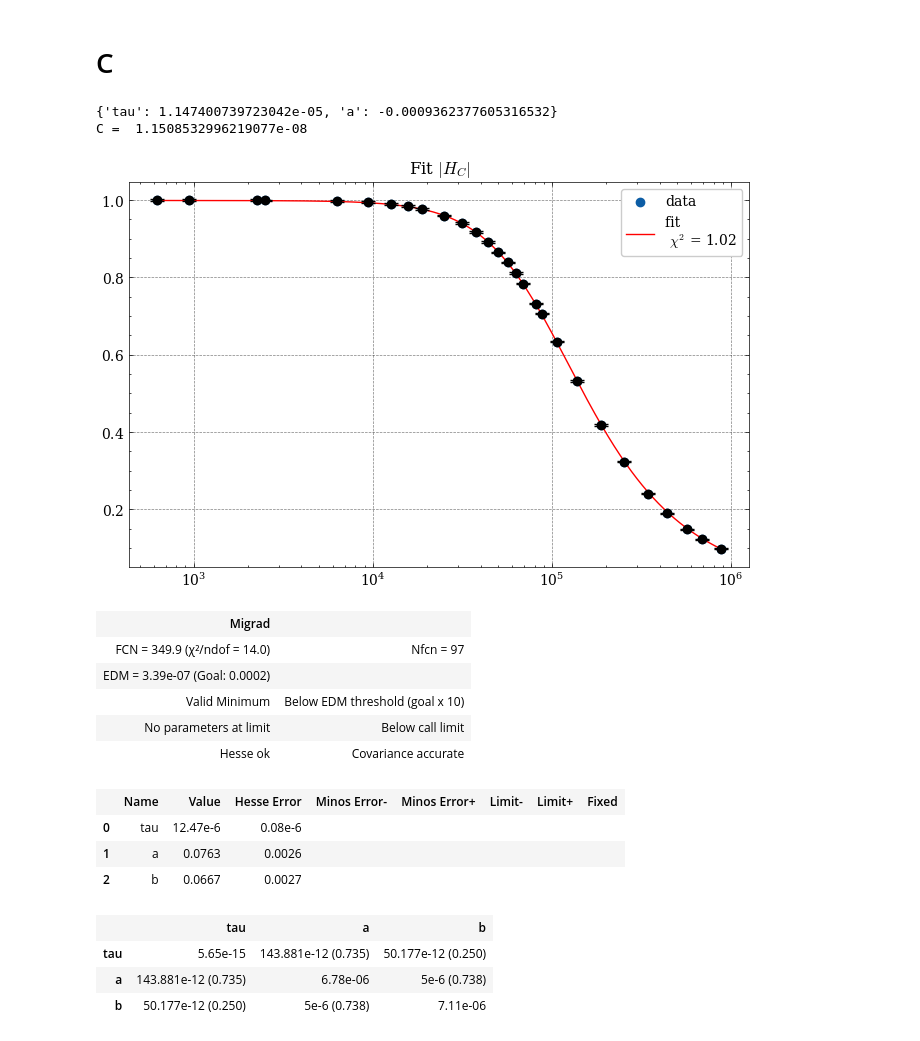
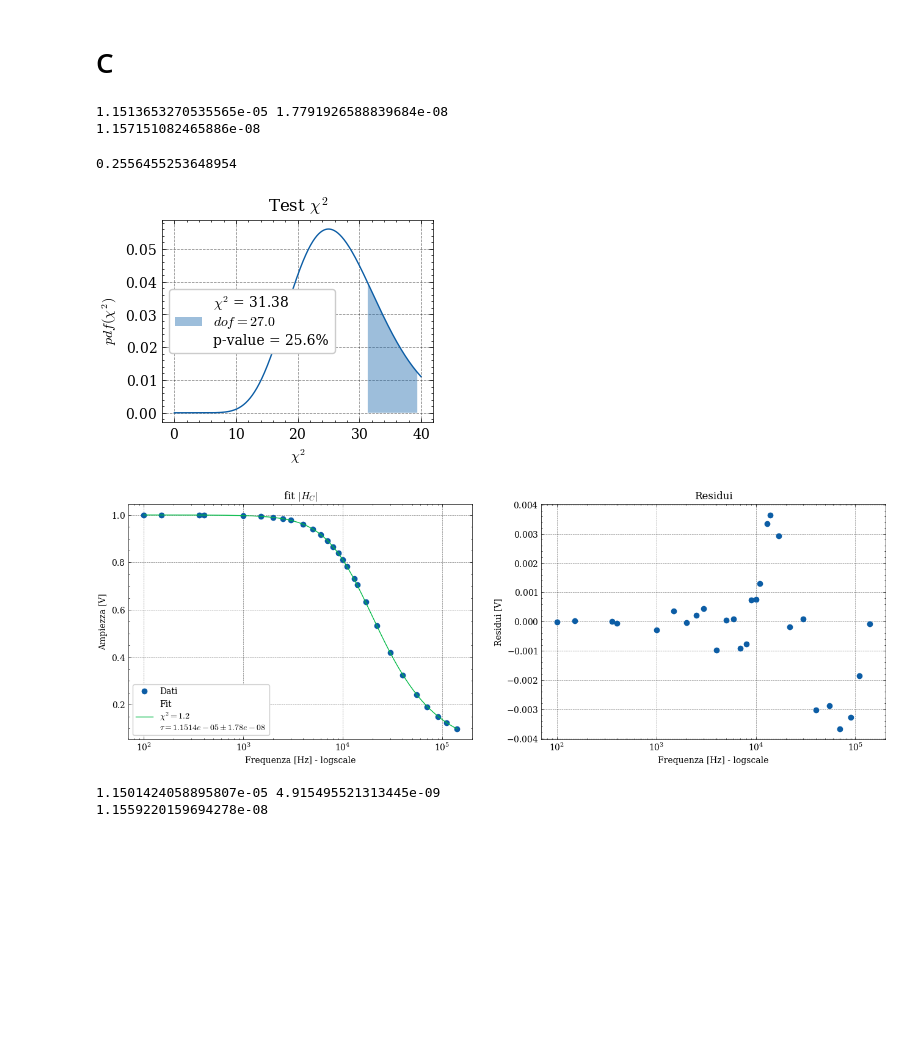
Before and after one commit to Yedi278/Lab2, a Jupyter notebook: Circuiti_3/RC.ipynb, the cells around one changed output. Drawn from its saved outputs; the diff is of its cells as text; code cells hidden in the pictures; blank space fills up the shorter version.

Commit message:
Refactor analyze function and update error values in Circuiti_3/errori.ipynb

```diff
--- a/Circuiti_3/RC.ipynb
+++ b/Circuiti_3/RC.ipynb
@@ -249,17 +241,42 @@ plt.savefig('imgs/RC/H_R_fase.pdf', bbox_inches='tight')
 # %% [markdown]
 # C
 # %%
-f_m = Fit(freqs*2*np.pi, V_c, H_C, V_c_err*200, kwargs={'tau':1e3*12e-9, 'a':0.})
-f_m.fit()
-fig, ax = f_m.visualize()
-fig.set_size_inches(8,5)
-plt.xscale('log')
-plt.legend()
-plt.title('Fit $|H_C|$')
-
-print(f_m.values)
-print("C = ",f_m.values['tau']/997)
+c = LeastSquares(freqs*2*np.pi, V_c, V_c_err*200, H_C)
+f_m = Minuit(c, tau=1e3*12e-9, a=0)
+f_m.fixed['a'] = True
+f_m.migrad()
+f_m.hesse()
+print(f_m.values['tau'], f_m.errors['tau'])
+print(f_m.values['tau']/995)
 # %% [output]
-{'tau': 1.147400739723042e-05, 'a': -0.0009362377605316532}
-C =  1.1508532996219077e-08
+1.1513653270535565e-05 1.7791926588839684e-08
+1.157151082465886e-08
-[figure, removed]
+# %%
+chi_test(f_m.fval, f_m.ndof)
+# %% [output]
+0.2556455253648954
+[figure, added]
+# %%
+plt.subplots(1,2,figsize=(16,5))
+plt.subplot(1,2,1)
+x = np.linspace(np.min(freqs),np.max(freqs),1000)
+plt.plot(freqs, V_c, 'o', label='Dati')
+plt.plot(x, H_C(x*2*np.pi, f_m.values['tau'], f_m.values['a']), label='Fit\n'f'$\chi^2 = {f_m.fval/f_m.ndof:.1f}$\n'f'$\\tau = {f_m.values["tau"]:.4e} \pm {f_m.errors["tau"]:.2e}$')
+plt.errorbar(freqs, V_c, yerr=V_c_err, linestyle='None')
+plt.title('fit $|H_C|$')
+plt.xlabel('Frequenza [Hz] - logscale')
+plt.ylabel('Ampiezza [V]')
+plt.xscale('log')
+plt.legend()
+
+plt.subplot(1,2,2)
+res = V_c - H_C(freqs*2*np.pi, f_m.values['tau'], f_m.values['a'])
+plt.scatter(freqs, res)
+plt.title('Residui')
+plt.xlabel('Frequenza [Hz] - logscale')
+plt.ylabel('Residui [V]')
+plt.xscale('log')
+
+plt.savefig('imgs/RC/H_C_mod.pdf', bbox_inches='tight')
+# %% [output]
+[figure, added]
@@ -266,20 +285,10 @@ C =  1.1508532996219077e-08
 # %%
-c = LeastSquares(freqs*2*np.pi, -fase_c, 0.005, fase_C)
+c = LeastSquares(freqs[:-4]*2*np.pi, -fase_c[:-4], fase_c_err[:-4], fase_C)
 f_f = Minuit(c, tau=1e3*12e-9, a=0, b=0)
 f_f.migrad()
 f_f.hesse()
+print(f_f.values['tau'], f_f.errors['tau'])
+print(f_f.values['tau']/995)
 # %% [output]
-| Migrad |  |
-| FCN = 349.9 (χ²/ndof = 14.0) | Nfcn = 97 |
-| EDM = 3.39e-07 (Goal: 0.0002) |  |
-| Valid Minimum | Below EDM threshold (goal x 10) |
-| No parameters at limit | Below call limit |
-| Hesse ok | Covariance accurate |
-|  | Name | Value | Hesse Error | Minos Error- | Minos Error+ | Limit- | Limit+ | Fixed |
-| 0 | tau | 12.47e-6 | 0.08e-6 |  |  |  |  |  |
-| 1 | a | 0.0763 | 0.0026 |  |  |  |  |  |
-| 2 | b | 0.0667 | 0.0027 |  |  |  |  |  |
-|  | tau | a | b |
-| tau | 5.65e-15 | 143.881e-12 (0.735) | 50.177e-12 (0.250) |
-| a | 143.881e-12 (0.735) | 6.78e-06 | 5e-6 (0.738) |
-| b | 50.177e-12 (0.250) | 5e-6 (0.738) | 7.11e-06 |
+1.1501424058895807e-05 4.915495521313445e-09
+1.1559220159694278e-08
```
Also changed, not shown: parts of 5 cells of this notebook, 3 other files.
